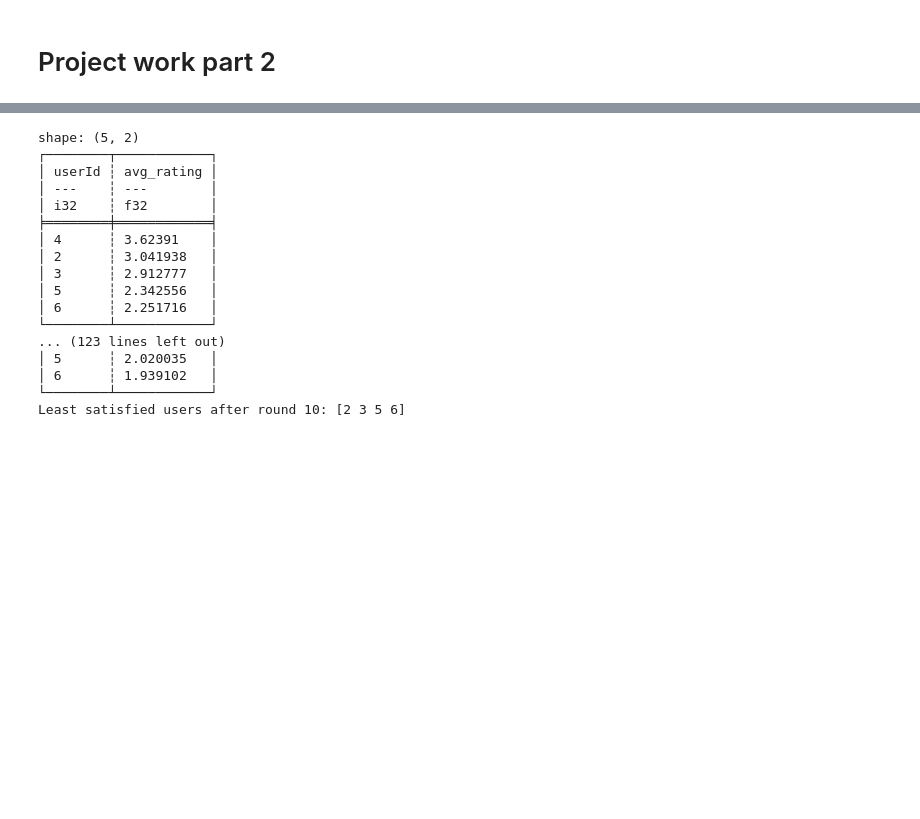
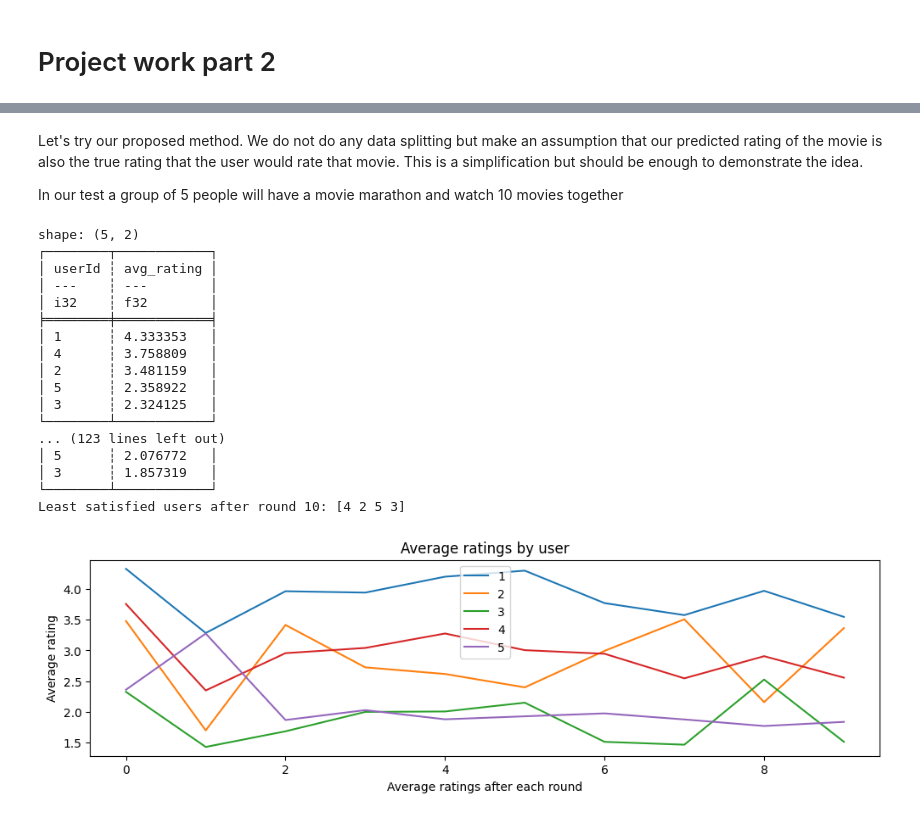
Before and after one commit to kkouri/DATA.ML.360-Recommender-Systems, a Jupyter notebook: src/part2.ipynb, the cells around one changed output, grey strips where cells are left out. Drawn from its saved outputs; the diff is of its cells as text; code cells hidden in the pictures; blank space fills up the shorter version.

```diff
--- a/src/part2.ipynb
+++ b/src/part2.ipynb
@@ -225,6 +236,9 @@ watched_movies_ratings = pl.DataFrame(
 def recommend_next_movie_to_watch(user_ids, least_satisfied_user_ids):
     """
     Average aggregated movie recommendations for a group of users.
+
+    :param user_ids: group of users
+    :param least_satisfied_user_ids: least satisfied users subgroup
     :return: movie ids
     """
 
@@ -280,8 +294,8 @@ def recommend_next_movie_to_watch(user_ids, least_satisfied_user_ids):
         .mean()
     )
 
-    # find the top 10 movies based on the average rating
-    recommended_movie_index= (
+    # find the top movie to predict based on the average rating of the subgroup
+    recommended_movie_index = (
         average_ratings_df
         .transpose(include_header=True, header_name="index", column_names=["avg_rating"])
         .with_columns(
@@ -289,6 +303,7 @@ def recommend_next_movie_to_watch(user_ids, least_satisfied_user_ids):
             .cast(pl.Int32)
         )
         .sort("avg_rating", descending=True)
+        # Make sure the movie has not been watched by the group already
         .filter(pl.col("index").is_in((watched_movies_ratings.select("movie_index").unique().to_series().to_list())).not_())
         .limit(1)
         .join(movies_df, on="index", how="left")
@@ -298,6 +313,7 @@ def recommend_next_movie_to_watch(user_ids, least_satisfied_user_ids):
         [0]
     )
 
+    # Find predicted ratings for the recommended movie for all users
     predicted_user_ratings = (
         predictions_df
         .sort("userId")
@@ -309,6 +325,10 @@ def recommend_next_movie_to_watch(user_ids, least_satisfied_user_ids):
     return recommended_movie_index, predicted_user_ratings
 # %%
 def set_movie_watched(movie_index, user_ratings, user_ids):
+    """
+    Helper function to set a movie as watched by the group of users.
+    """
+
     new_rows = pl.DataFrame(
         data={
             "movie_index": [movie_index] * len(user_ids),
@@ -325,8 +345,14 @@ def set_movie_watched(movie_index, user_ratings, user_ids):
     watched_movies_ratings.extend(new_rows)
 # %%
 def find_least_satisfied_users():
+    """
+    Helper function to find the least satisfied subgroup of users.
+
+    Subgroup is defined by finding the biggest delta in value in sorted average ratings between users. The function finds a subgroup of users that are "left behind" by the group.
+    """
+
+    # Find average scores of movies which have been watched by the group
     average_ratings_df = (
-        # Find average scores of movies which have been watched by the group
         watched_movies_ratings
         .group_by("userId")
         .agg(
@@ -336,6 +362,7 @@ def find_least_satisfied_users():
     )
     print(average_ratings_df)
 
+    # Order users by average rating
     sorted_users = average_ratings_df.select("userId").to_numpy().reshape(-1)
 
     # Boundary user is the user who is boundary to the least satisfied subgroup of users.
@@ -363,16 +390,29 @@ def find_least_satisfied_users():
     least_satisfied_users = sorted_users[np.where(sorted_users == boundary_user_id)[0][0]+1:]
 
     return least_satisfied_users
+# %% [markdown]
+Let's try our proposed method. We do not do any data splitting but make an assumption that our predicted rating of the movie is also the true rating that the user would rate that movie. This is a simplification but should be enough to demonstrate the idea.
+
+In our test a group of 5 people will have a movie marathon and watch 10 movies together
 # %%
 # Create a group of users by picking the first 5 userIds
-user_ids = [2, 3, 4, 5, 6]
+user_ids = [1, 2, 3, 4, 5]
+average_ratings_by_user = []
 
 least_satisfied_users = user_ids
 for i in range(10):
     # get recommendations for the group of users
     movie_index, user_ratings = recommend_next_movie_to_watch(user_ids, least_satisfied_users)
+
+    # Keep track of average ratings for plots
+    average_ratings_by_user.append(user_ratings.tolist())
+
+    # Set the movie as watched by the group
     set_movie_watched(movie_index, user_ratings, user_ids)
+
+    # Find the least satisfied subgroup of users
     least_satisfied_users = find_least_satisfied_users()
+
     print(f"Least satisfied users after round {i+1}: {least_satisfied_users}")
     print()
 # %% [output]
@@ -382,14 +422,27 @@ shape: (5, 2)
 │ ---    ┆ ---        │
 │ i32    ┆ f32        │
 ╞════════╪════════════╡
-│ 4      ┆ 3.62391    │
-│ 2      ┆ 3.041938   │
-│ 3      ┆ 2.912777   │
-│ 5      ┆ 2.342556   │
-│ 6      ┆ 2.251716   │
+│ 1      ┆ 4.333353   │
+│ 4      ┆ 3.758809   │
+│ 2      ┆ 3.481159   │
+│ 5      ┆ 2.358922   │
+│ 3      ┆ 2.324125   │
 └────────┴────────────┘
 ... (123 lines left out)
-│ 5      ┆ 2.020035   │
-│ 6      ┆ 1.939102   │
+│ 5      ┆ 2.076772   │
+│ 3      ┆ 1.857319   │
 └────────┴────────────┘
-Least satisfied users after round 10: [2 3 5 6]
+Least satisfied users after round 10: [4 2 5 3]
+# %%
+import matplotlib.pyplot as plt
+
+# Plot the average ratings of the users
+plt.figure(figsize=(12, 3))
+plt.plot(average_ratings_by_user)
+plt.xlabel("Average ratings after each round")
+plt.ylabel("Average rating")
+plt.title("Average ratings by user")
+plt.legend(user_ids)
+plt.show()
+# %% [output]
+[figure, added]
```
Also changed, not shown: parts of 4 cells of this notebook, 2 other files.
